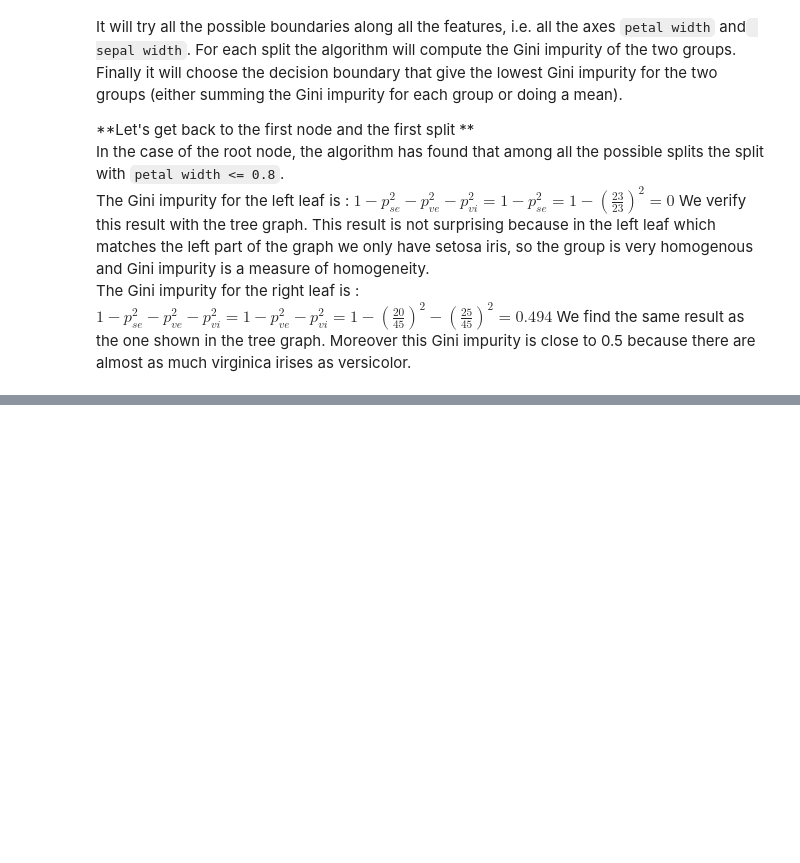
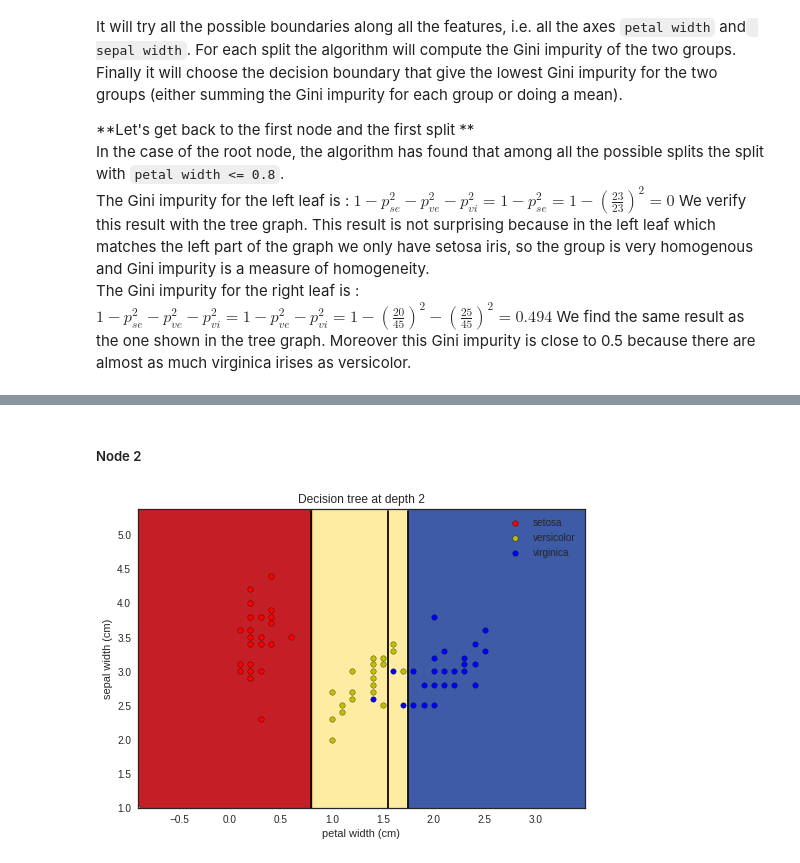
Before and after one commit to ValentinRicher/understanding-decision-trees, a Jupyter notebook: understanding_decision_trees.ipynb, the cells around one changed output, grey strips where cells are left out. Drawn from its saved outputs; the diff is of its cells as text; code cells hidden in the pictures; blank space fills up the shorter version.

```diff
--- a/understanding_decision_trees.ipynb
+++ b/understanding_decision_trees.ipynb
@@ -312,0 +325,6 @@ $1 - p_{se}^2 - p_{ve}^2 - p_{vi}^2 = 1 - p_{ve}^2 - p_{vi}^2 = 1 - (\frac{20}{4
+# %% [markdown]
+##### Node 2
+# %%
+plot_decision(2)
+# %% [output]
+[figure, added]
```
Also changed, not shown: parts of 6 cells of this notebook.
